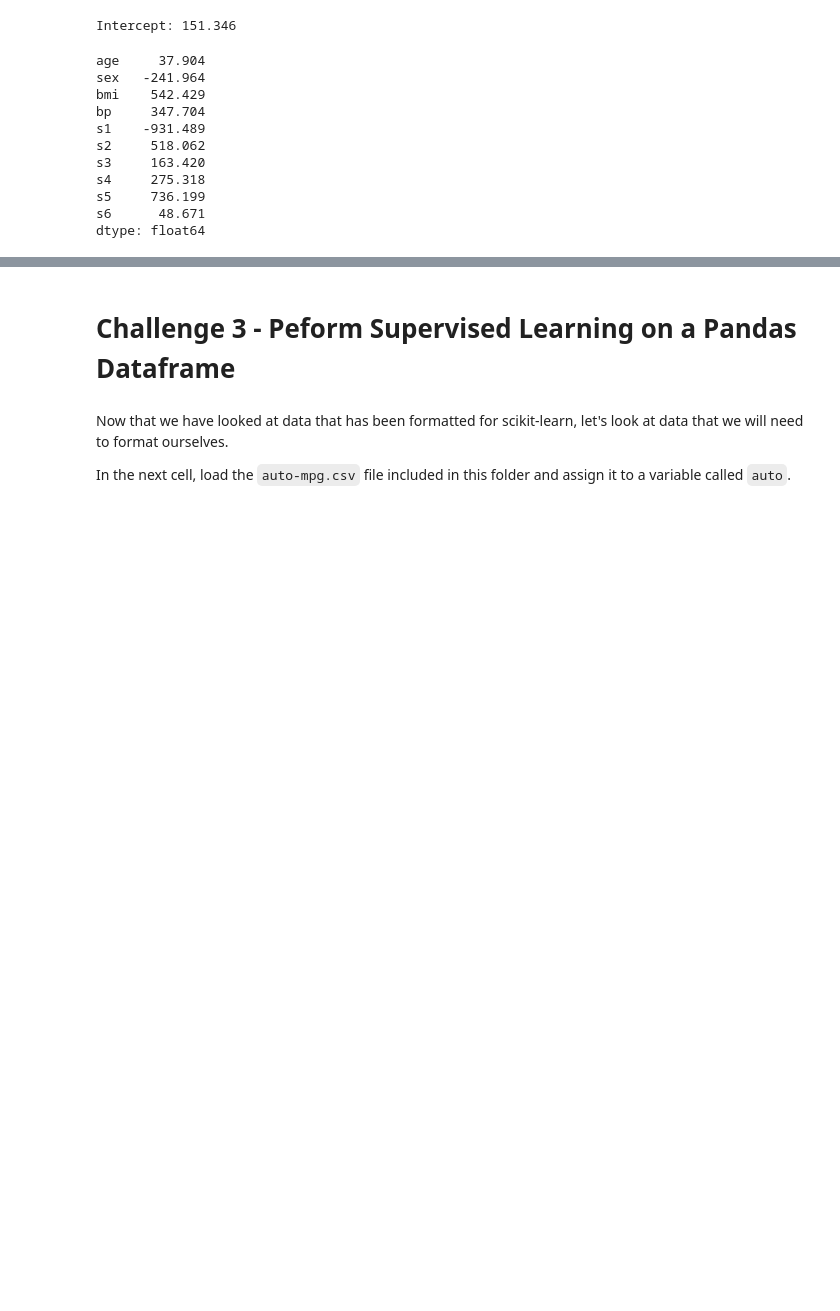
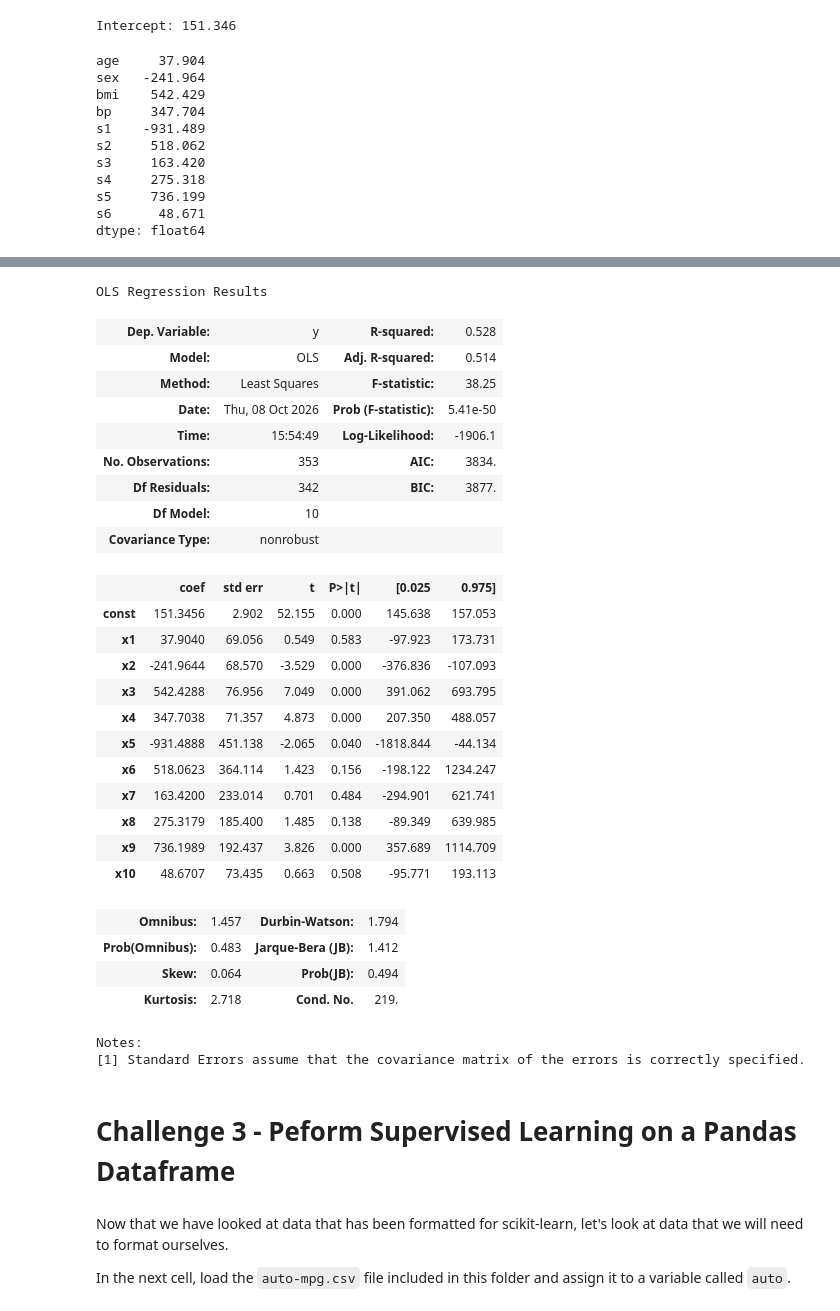
Before and after one commit to ironhack-labs/lab-intro-to-sklearn-en, a Jupyter notebook: your-code/main.ipynb, the cells around one changed output, grey strips where cells are left out. Cells and saved outputs as stored; diff of their text form; code cells hidden in the pictures; blank space fills up the shorter version.

```diff
--- a/your-code/main.ipynb
+++ b/your-code/main.ipynb
@@ -123,0 +122,34 @@ Result should look like this:
+# %%
+import statsmodels.api as sm
+
+ols = sm.OLS(y_train, sm.add_constant(X_train)).fit()
+ols.summary()
+# %% [output]
+OLS Regression Results
+| Dep. Variable: | y | R-squared: | 0.528 |
+| Model: | OLS | Adj. R-squared: | 0.514 |
+| Method: | Least Squares | F-statistic: | 38.25 |
+| Date: | Thu, 08 Oct 2026 | Prob (F-statistic): | 5.41e-50 |
+| Time: | 15:54:49 | Log-Likelihood: | -1906.1 |
+| No. Observations: | 353 | AIC: | 3834. |
+| Df Residuals: | 342 | BIC: | 3877. |
+| Df Model: | 10 |  |  |
+| Covariance Type: | nonrobust |  |  |
+|  | coef | std err | t | P>|t| | [0.025 | 0.975] |
+| const | 151.3456 | 2.902 | 52.155 | 0.000 | 145.638 | 157.053 |
+| x1 | 37.9040 | 69.056 | 0.549 | 0.583 | -97.923 | 173.731 |
+| x2 | -241.9644 | 68.570 | -3.529 | 0.000 | -376.836 | -107.093 |
+| x3 | 542.4288 | 76.956 | 7.049 | 0.000 | 391.062 | 693.795 |
+| x4 | 347.7038 | 71.357 | 4.873 | 0.000 | 207.350 | 488.057 |
+| x5 | -931.4888 | 451.138 | -2.065 | 0.040 | -1818.844 | -44.134 |
+| x6 | 518.0623 | 364.114 | 1.423 | 0.156 | -198.122 | 1234.247 |
+| x7 | 163.4200 | 233.014 | 0.701 | 0.484 | -294.901 | 621.741 |
+| x8 | 275.3179 | 185.400 | 1.485 | 0.138 | -89.349 | 639.985 |
+| x9 | 736.1989 | 192.437 | 3.826 | 0.000 | 357.689 | 1114.709 |
+| x10 | 48.6707 | 73.435 | 0.663 | 0.508 | -95.771 | 193.113 |
+| Omnibus: | 1.457 | Durbin-Watson: | 1.794 |
+| Prob(Omnibus): | 0.483 | Jarque-Bera (JB): | 1.412 |
+| Skew: | 0.064 | Prob(JB): | 0.494 |
+| Kurtosis: | 2.718 | Cond. No. | 219. |
+Notes:
+[1] Standard Errors assume that the covariance matrix of the errors is correctly specified.
```
Also changed, not shown: parts of 17 cells of this notebook.
